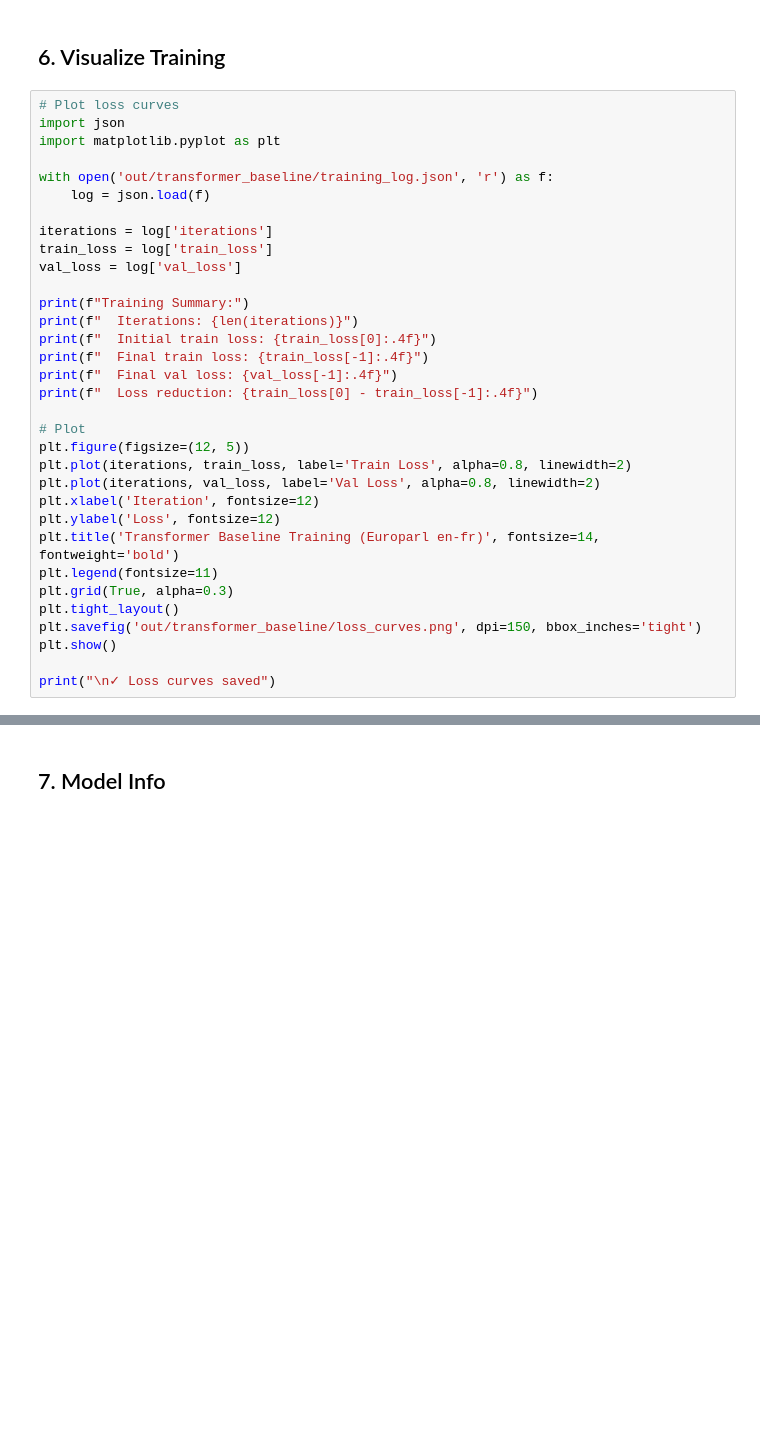
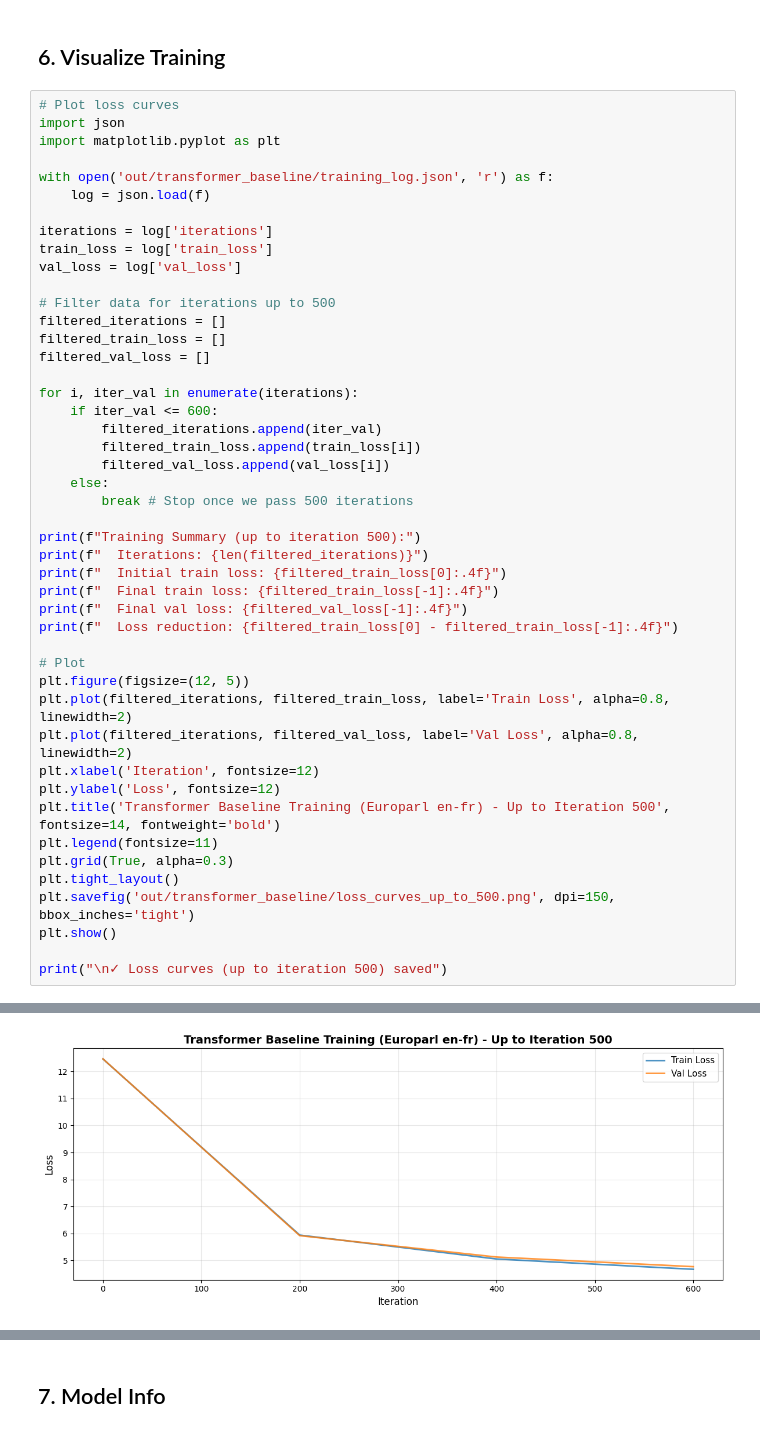
Before and after one commit to kavyavenk/multilingual-backpacks, a Jupyter notebook: train_transformer_baseline.ipynb, the cells around one changed output, grey strips where cells are left out. Drawn from its saved outputs; the diff is of its cells as text; blank space fills up the shorter version.

Commit message:
updated train code fm milestone

```diff
--- a/train_transformer_baseline.ipynb
+++ b/train_transformer_baseline.ipynb
@@ -154,24 +246,38 @@ iterations = log['iterations']
 train_loss = log['train_loss']
 val_loss = log['val_loss']
 
-print(f"Training Summary:")
-print(f"  Iterations: {len(iterations)}")
-print(f"  Initial train loss: {train_loss[0]:.4f}")
-print(f"  Final train loss: {train_loss[-1]:.4f}")
-print(f"  Final val loss: {val_loss[-1]:.4f}")
-print(f"  Loss reduction: {train_loss[0] - train_loss[-1]:.4f}")
+# Filter data for iterations up to 500
+filtered_iterations = []
+filtered_train_loss = []
+filtered_val_loss = []
+
+for i, iter_val in enumerate(iterations):
+    if iter_val <= 600:
+        filtered_iterations.append(iter_val)
+        filtered_train_loss.append(train_loss[i])
+        filtered_val_loss.append(val_loss[i])
+    else:
+        break # Stop once we pass 500 iterations
+
+print(f"Training Summary (up to iteration 500):")
+print(f"  Iterations: {len(filtered_iterations)}")
+print(f"  Initial train loss: {filtered_train_loss[0]:.4f}")
+print(f"  Final train loss: {filtered_train_loss[-1]:.4f}")
+print(f"  Final val loss: {filtered_val_loss[-1]:.4f}")
+print(f"  Loss reduction: {filtered_train_loss[0] - filtered_train_loss[-1]:.4f}")
 
 # Plot
 plt.figure(figsize=(12, 5))
-plt.plot(iterations, train_loss, label='Train Loss', alpha=0.8, linewidth=2)
-plt.plot(iterations, val_loss, label='Val Loss', alpha=0.8, linewidth=2)
+plt.plot(filtered_iterations, filtered_train_loss, label='Train Loss', alpha=0.8, linewidth=2)
+plt.plot(filtered_iterations, filtered_val_loss, label='Val Loss', alpha=0.8, linewidth=2)
 plt.xlabel('Iteration', fontsize=12)
 plt.ylabel('Loss', fontsize=12)
-plt.title('Transformer Baseline Training (Europarl en-fr)', fontsize=14, fontweight='bold')
+plt.title('Transformer Baseline Training (Europarl en-fr) - Up to Iteration 500', fontsize=14, fontweight='bold')
 plt.legend(fontsize=11)
 plt.grid(True, alpha=0.3)
 plt.tight_layout()
-plt.savefig('out/transformer_baseline/loss_curves.png', dpi=150, bbox_inches='tight')
+plt.savefig('out/transformer_baseline/loss_curves_up_to_500.png', dpi=150, bbox_inches='tight')
 plt.show()
 
-print("\n✓ Loss curves saved")
+print("\n✓ Loss curves (up to iteration 500) saved")
+# %% [output]
@@ -177,0 +290 @@ print("\n✓ Loss curves saved")
+[figure, added]
```
Also changed, not shown: parts of 40 cells of this notebook, 1 other file.
